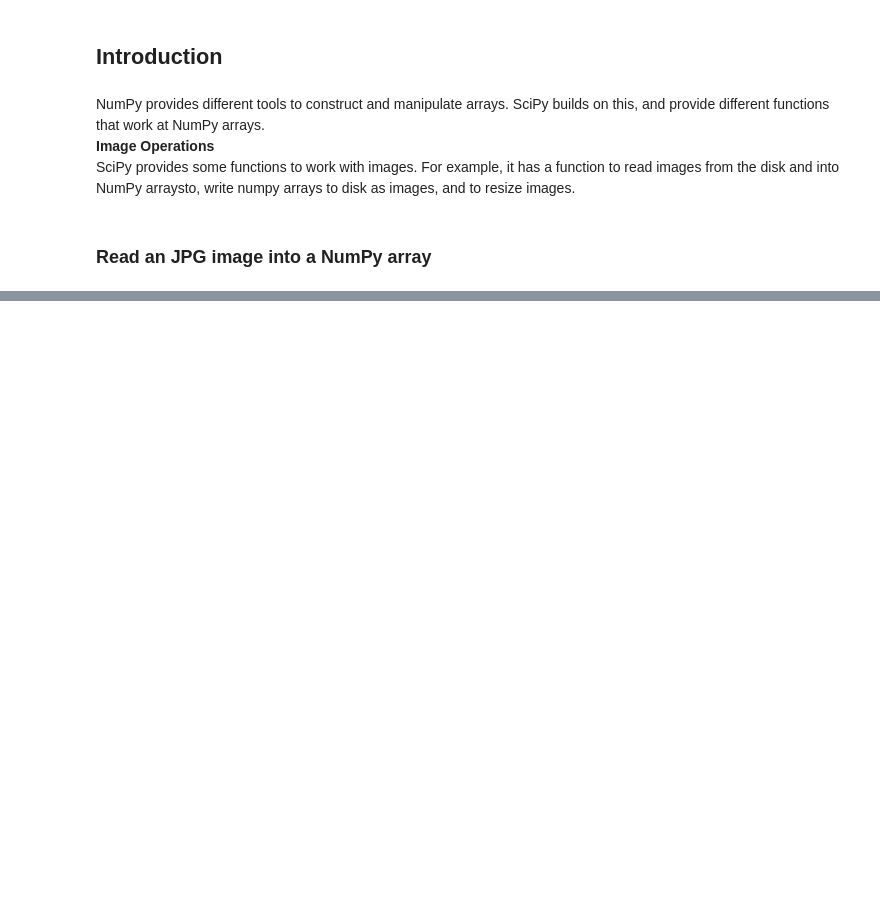
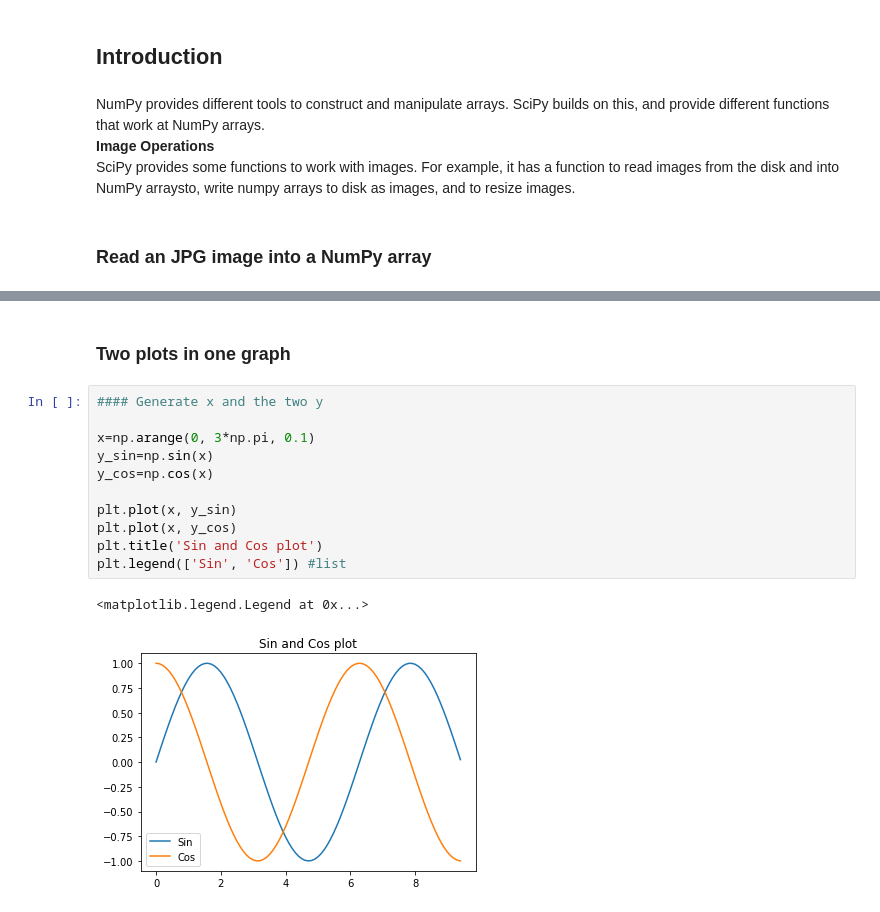
Before and after one commit to razielar/Deep-Learning-AI-Barcelona-2018, a Jupyter notebook: Introduction/Python SciPy and Matplotlib.ipynb, the cells around one changed output, grey strips where cells are left out. Cells and saved outputs as stored; diff of their text form; blank space fills up the shorter version.

```diff
--- a/Introduction/Python SciPy and Matplotlib.ipynb
+++ b/Introduction/Python SciPy and Matplotlib.ipynb
@@ -25,0 +94,16 @@ Use ``imageio.imread`` instead.
+# %% [markdown]
+### Two plots in one graph
+# %%
+#### Generate x and the two y
+
+x=np.arange(0, 3*np.pi, 0.1)
+y_sin=np.sin(x)
+y_cos=np.cos(x)
+
+plt.plot(x, y_sin)
+plt.plot(x, y_cos)
+plt.title('Sin and Cos plot')
+plt.legend(['Sin', 'Cos']) #list
+# %% [output]
+<matplotlib.legend.Legend at 0x...>
+[figure, added]
```
Also changed, not shown: parts of 12 cells of this notebook.
